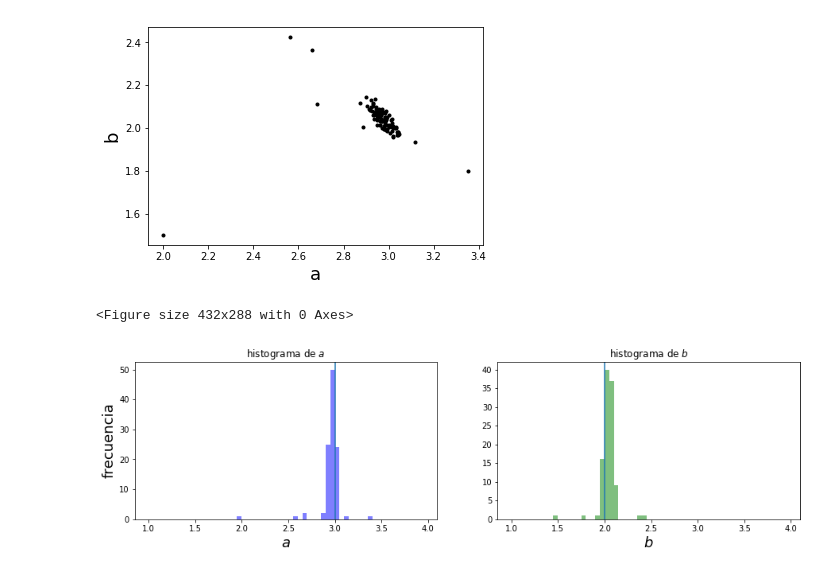
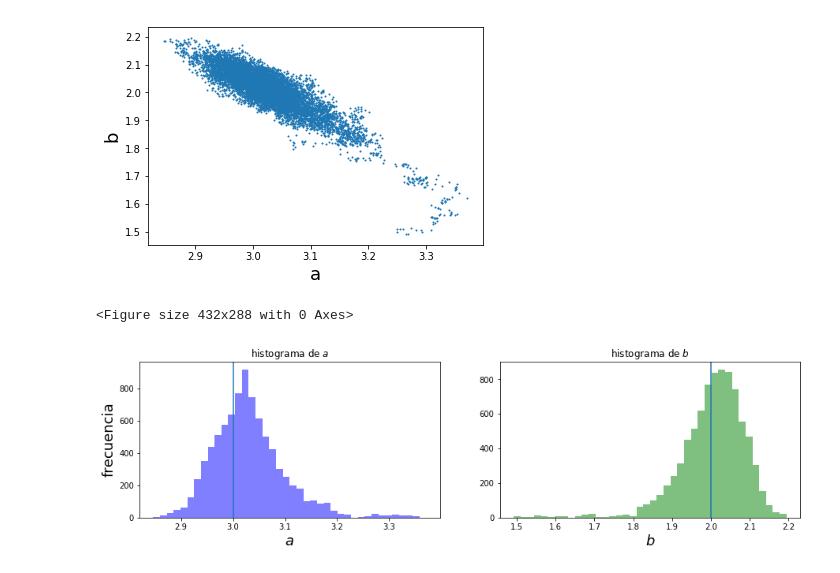
Before and after one commit to DCIDA2019/da2019-Oscar2401, a Jupyter notebook: Semana7/Trabajo_1.ipynb, the cells around one changed output. Saved outputs shown, nothing was run; the diff lists cells and outputs as text; code cells hidden in the pictures.

```diff
--- a/Semana7/Trabajo_1.ipynb
+++ b/Semana7/Trabajo_1.ipynb
@@ -83,5 +68,7 @@ random.randint(1,10000000)/10000000
 # %%
-a_ini = 2.0
+np.random.seed(1)
+
+a_ini = 3.25
 b_ini = 1.5
 ch_0 = chisq([a_ini,b_ini],[x,y,y_err])
 
@@ -90,49 +77,54 @@ b = [b_ini]
 
 chisMK = []
 
-n_a,m_a = 1. , 4.
-n_b,m_b = 1. , 4
+d_a = 0.01
+d_b = 0.01
 
-for i in range(100000):
-    a_af = np.random.uniform(n_a,m_a)
-    b_af = np.random.uniform(n_b,m_b)
+for i in range(10000):
+    a_af = np.random.normal(a_ini,d_a)
+    b_af = np.random.normal(b_ini,d_b)
     ch = chisq([a_af,b_af],[x,y,y_err])
     if ch < ch_0:
         chisMK.append(ch)
         a.append(a_af)
         b.append(b_af)
+        a_ini = a_af
+        b_ini = b_af
         ch_0 = ch
+
     else:
-        r = np.random.uniform(0,1)
+        r = -np.log(np.random.uniform(0,1))
         diff = ch-ch_0
         if diff<r:
             chisMK.append(ch)
             a.append(a_af)
             b.append(b_af)
+            a_ini = a_af
+            b_ini = b_af
+            ch_0 = ch
 
-plt.plot(a,b,'k.')
+plt.scatter(a,b,s=1)
 plt.xlabel('a',fontsize=18)
-plt.ylabel('b',fontsize=18);
+plt.ylabel('b',fontsize=18)
+plt.show()
 # %% [output]
-[figure, old version]
+[figure, new version]
 # %%
 plt.figure(3)
 plt.figure(figsize=(15,8))
 plt.subplot(221)
 plt.axvline(a_t)
-inter = np.arange(n_a,m_a, 0.05)
-plt.hist(a, bins=inter,facecolor='blue',alpha = 0.5)
+plt.hist(a, bins=40,facecolor='blue',alpha = 0.5)
 plt.title("histograma de $a$")
 plt.xlabel("$a$",fontsize=18)
 plt.ylabel("frecuencia",fontsize=18)
 
 plt.subplot(222)
 plt.axvline(b_t)
-inter = np.arange(n_b,m_b, 0.05)
-plt.hist(b, bins=inter,facecolor='g', alpha = 0.5)
+plt.hist(b, bins=40,facecolor='g', alpha = 0.5)
 plt.title("histograma de $b$")
 plt.xlabel("$b$",fontsize=18)
 plt.show();
 # %% [output]
 <Figure size 432x288 with 0 Axes>
-[figure, old version]
+[figure, new version]
```
Also changed, not shown: parts of 9 cells of this notebook, 1 other file.
